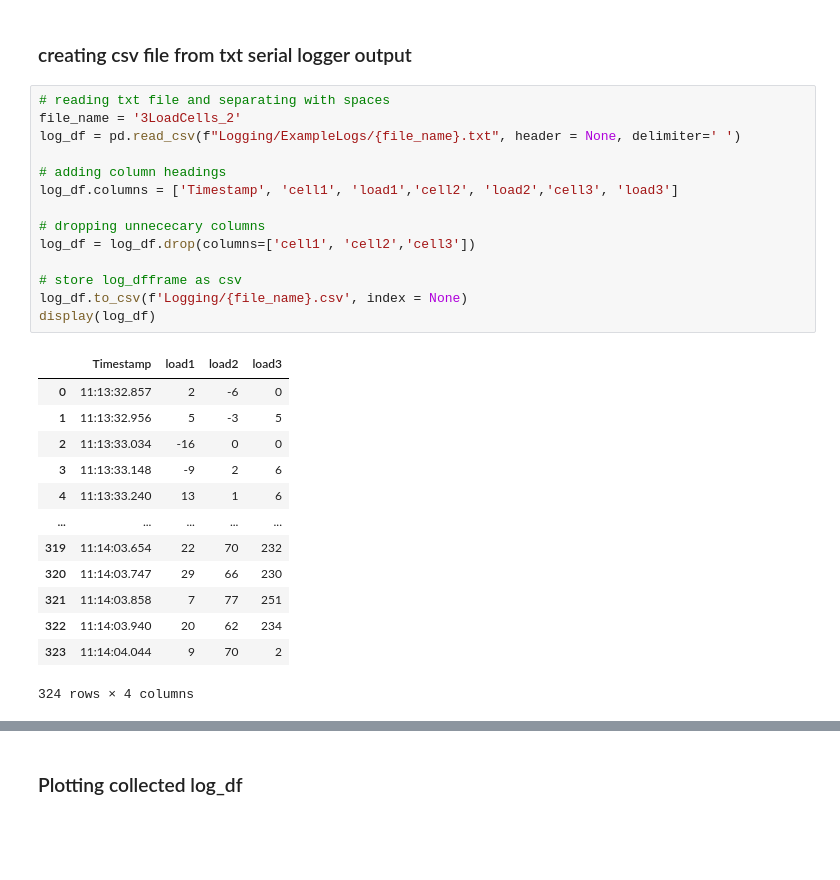
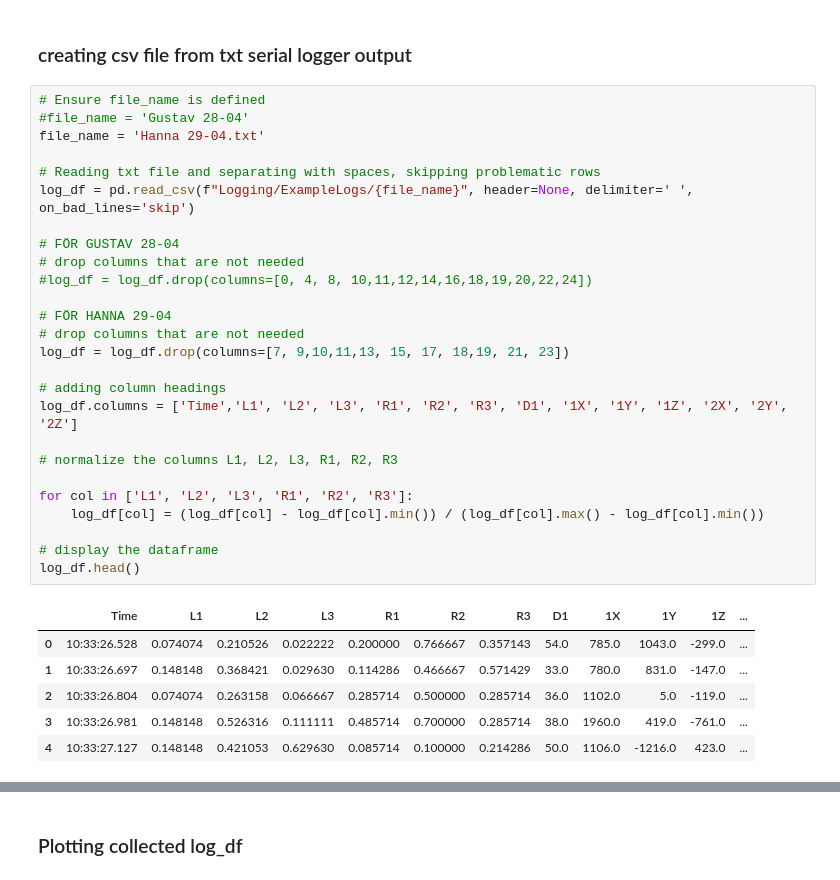
Before and after one commit to Husmarke/Kandidat-Cross-Country-Technique, a Jupyter notebook: kandidat_kod.ipynb, the cells around one changed output, grey strips where cells are left out. Saved outputs shown, nothing was run; the diff lists cells and outputs as text; blank space fills up the shorter version.

```diff
--- a/kandidat_kod.ipynb
+++ b/kandidat_kod.ipynb
@@ -141,30 +141,35 @@ while True:
 # %% [markdown]
 ### creating csv file from txt serial logger output
 # %%
-# reading txt file and separating with spaces
-file_name = '3LoadCells_2'
-log_df = pd.read_csv(f"Logging/ExampleLogs/{file_name}.txt", header = None, delimiter=' ')
+# Ensure file_name is defined
+#file_name = 'Gustav 28-04'
+file_name = 'Hanna 29-04.txt'
+
+# Reading txt file and separating with spaces, skipping problematic rows
+log_df = pd.read_csv(f"Logging/ExampleLogs/{file_name}", header=None, delimiter=' ', on_bad_lines='skip')
+
+# FÖR GUSTAV 28-04
+# drop columns that are not needed
+#log_df = log_df.drop(columns=[0, 4, 8, 10,11,12,14,16,18,19,20,22,24])
+
+# FÖR HANNA 29-04
+# drop columns that are not needed
+log_df = log_df.drop(columns=[7, 9,10,11,13, 15, 17, 18,19, 21, 23])
 
 # adding column headings
-log_df.columns = ['Timestamp', 'cell1', 'load1','cell2', 'load2','cell3', 'load3']
+log_df.columns = ['Time','L1', 'L2', 'L3', 'R1', 'R2', 'R3', 'D1', '1X', '1Y', '1Z', '2X', '2Y', '2Z']
 
-# dropping unnececary columns
-log_df = log_df.drop(columns=['cell1', 'cell2','cell3'])
+# normalize the columns L1, L2, L3, R1, R2, R3
 
-# store log_dfframe as csv
-log_df.to_csv(f'Logging/{file_name}.csv', index = None)
-display(log_df)
+for col in ['L1', 'L2', 'L3', 'R1', 'R2', 'R3']:
+    log_df[col] = (log_df[col] - log_df[col].min()) / (log_df[col].max() - log_df[col].min())
+
+# display the dataframe
+log_df.head()
 # %% [output]
-|  | Timestamp | load1 | load2 | load3 |
-| 0 | 11:13:32.857 | 2 | -6 | 0 |
-| 1 | 11:13:32.956 | 5 | -3 | 5 |
-| 2 | 11:13:33.034 | -16 | 0 | 0 |
-| 3 | 11:13:33.148 | -9 | 2 | 6 |
-| 4 | 11:13:33.240 | 13 | 1 | 6 |
-| ... | ... | ... | ... | ... |
-| 319 | 11:14:03.654 | 22 | 70 | 232 |
-| 320 | 11:14:03.747 | 29 | 66 | 230 |
-| 321 | 11:14:03.858 | 7 | 77 | 251 |
-| 322 | 11:14:03.940 | 20 | 62 | 234 |
-| 323 | 11:14:04.044 | 9 | 70 | 2 |
+|  | Time | L1 | L2 | L3 | R1 | R2 | R3 | D1 | 1X | 1Y | 1Z | ... |
+| 0 | 10:33:26.528 | 0.074074 | 0.210526 | 0.022222 | 0.200000 | 0.766667 | 0.357143 | 54.0 | 785.0 | 1043.0 | -299.0 | ... |
+| 1 | 10:33:26.697 | 0.148148 | 0.368421 | 0.029630 | 0.114286 | 0.466667 | 0.571429 | 33.0 | 780.0 | 831.0 | -147.0 | ... |
+| 2 | 10:33:26.804 | 0.074074 | 0.263158 | 0.066667 | 0.285714 | 0.500000 | 0.285714 | 36.0 | 1102.0 | 5.0 | -119.0 | ... |
+| 3 | 10:33:26.981 | 0.148148 | 0.526316 | 0.111111 | 0.485714 | 0.700000 | 0.285714 | 38.0 | 1960.0 | 419.0 | -761.0 | ... |
+| 4 | 10:33:27.127 | 0.148148 | 0.421053 | 0.629630 | 0.085714 | 0.100000 | 0.214286 | 50.0 | 1106.0 | -1216.0 | 423.0 | ... |
-324 rows × 4 columns
```
Also changed, not shown: parts of 1 cell of this notebook.
